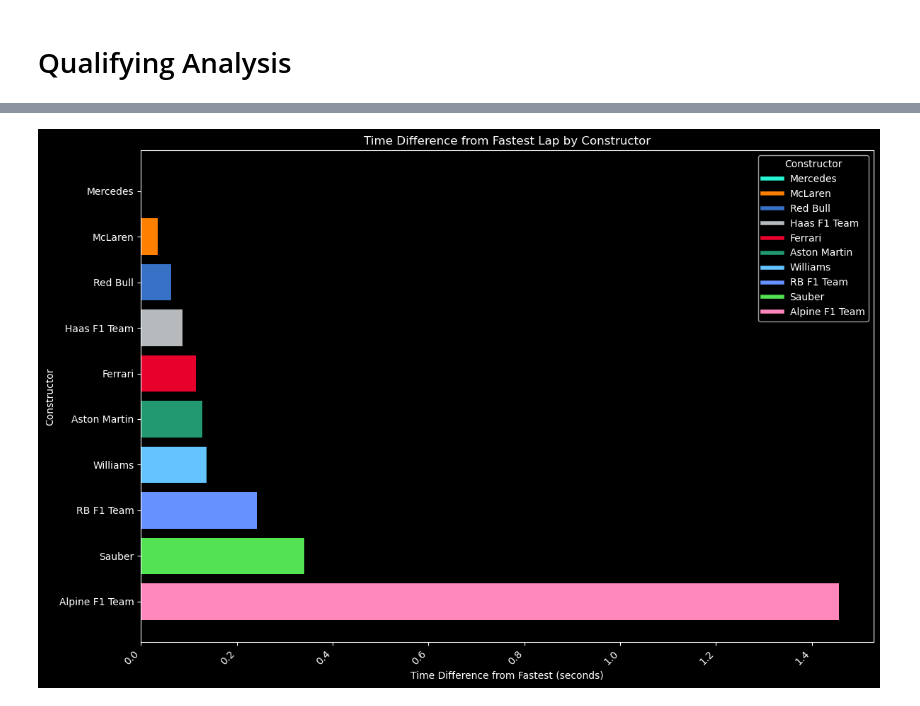
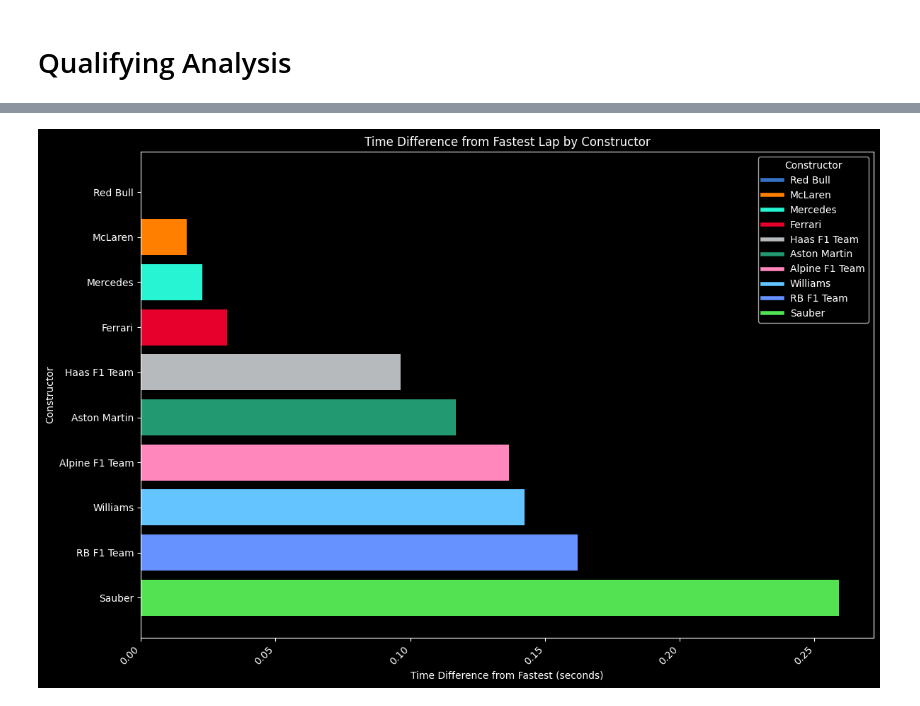
Before and after one commit to jakmate/F1DataAnalysis, a Jupyter notebook: british.ipynb, the cells around one changed output, grey strips where cells are left out. Cells and saved outputs as stored; diff of their text form; code cells hidden in the pictures.

```diff
--- a/british.ipynb
+++ b/british.ipynb
@@ -6,7 +6,7 @@ from quali_plot_utils import plotQualiDrivers, plotQualiConstructors
 # %%
 api = JolpicaF1API()
 # %%
-qualifying_results = api.get_qualifying_results('2024', 12)
+qualifying_results = api.get_qualifying_results('2025', 12)
 # %%
 races = qualifying_results['MRData']['RaceTable']['Races']
 # %%
@@ -14,7 +14,7 @@ quali = races[0]['QualifyingResults']
 # %%
 df = pd.json_normalize(quali, sep='_')
 # %%
-constructor_colors = getConstructorColours()
+constructor_colors = get_constructor_colours()
 # %%
 sessions = ["Q1", "Q2", "Q3"]
 
@@ -33,8 +33,8 @@ if sessions_ms_columns:
     df['fastest_lap'] = df['fastest_lap_ms']
 
 # Calculate the time difference from the fastest lap
-df['time_diff'] = (df['fastest_lap_ms'] - df['fastest_lap_ms'].min()) / 6000
-df = df.sort_values(by='time_diff')
+df['timeDiff'] = (df['fastest_lap_ms'] - df['fastest_lap_ms'].min()) / 6000
+df = df.sort_values(by='timeDiff')
 
 # Assign colors to teams
 df['color'] = df['Constructor_name'].map(constructor_colors)
@@ -47,4 +53,4 @@ plotQualiDrivers(df)
 # %%
-plotQualiConstructors(df)
+plot_quali_constructors(df)
 # %% [output]
-[figure, old version]
+[figure, new version]
```
Also changed, not shown: parts of 2 cells of this notebook, 11 other files.
